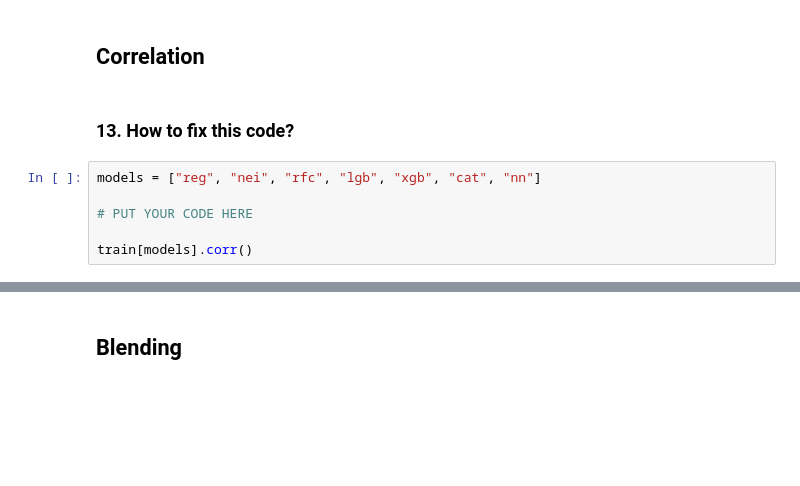
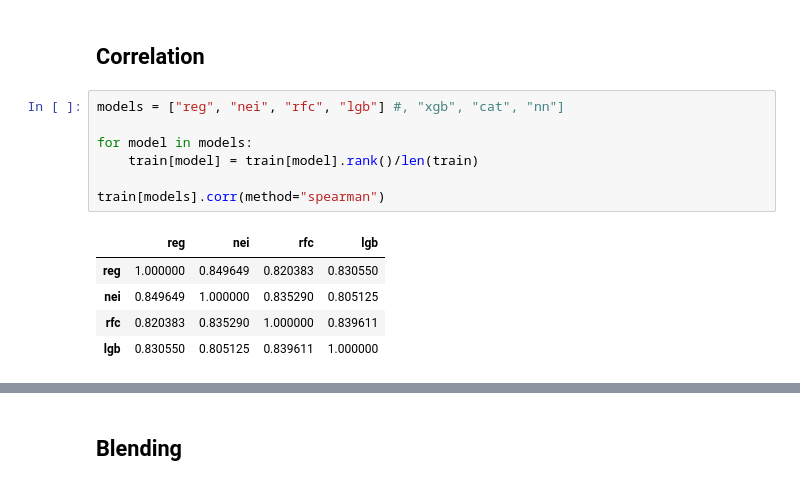
Before and after one commit to afdebbas/DataScience, a Jupyter notebook: Classification_Pipelines.ipynb, the cells around one changed output, grey strips where cells are left out. Cells and saved outputs as stored; diff of their text form; blank space fills up the shorter version.

```diff
--- a/Classification_Pipelines.ipynb
+++ b/Classification_Pipelines.ipynb
@@ -632,10 +751,15 @@ print()
 # %% [markdown]
 ## Correlation
-# %% [markdown]
-### 13. How to fix this code?
 # %%
-models = ["reg", "nei", "rfc", "lgb", "xgb", "cat", "nn"]
+models = ["reg", "nei", "rfc", "lgb"] #, "xgb", "cat", "nn"]
 
-# PUT YOUR CODE HERE
+for model in models:
+    train[model] = train[model].rank()/len(train)
 
-train[models].corr()
+train[models].corr(method="spearman")
+# %% [output]
+|  | reg | nei | rfc | lgb |
+| reg | 1.000000 | 0.849649 | 0.820383 | 0.830550 |
+| nei | 0.849649 | 1.000000 | 0.835290 | 0.805125 |
+| rfc | 0.820383 | 0.835290 | 1.000000 | 0.839611 |
+| lgb | 0.830550 | 0.805125 | 0.839611 | 1.000000 |
```
Also changed, not shown: parts of 66 cells of this notebook.
